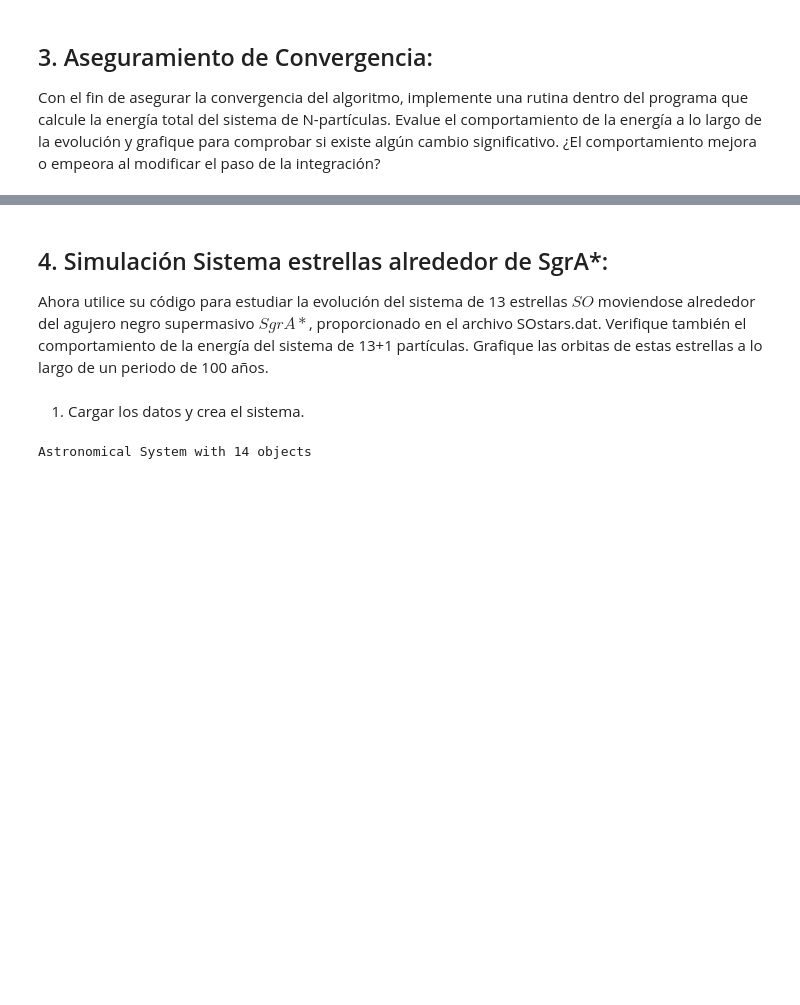
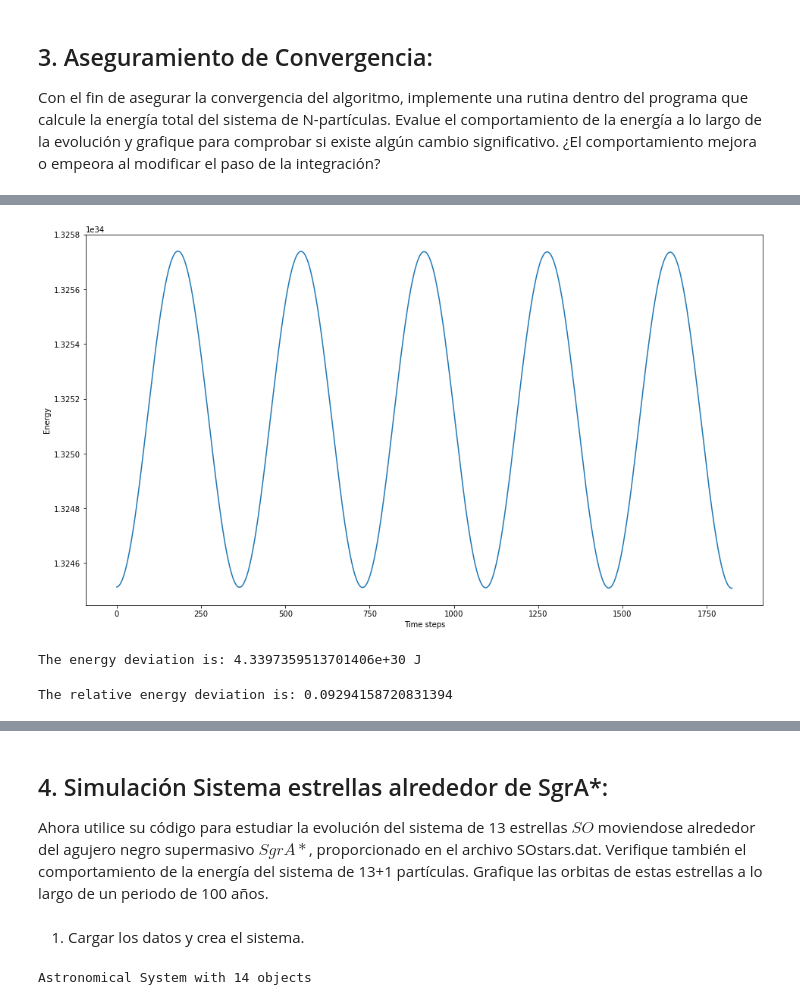
Before and after one commit to ObservatorioAstronomicoNacional/Final-Project-Computational-Astrophysics, a Jupyter notebook: N-body Problem.ipynb, the cells around one changed output, grey strips where cells are left out. Drawn from its saved outputs; the diff is of its cells as text; code cells hidden in the pictures; blank space fills up the shorter version.

Commit message:
Add energy graphs

```diff
--- a/N-body Problem.ipynb
+++ b/N-body Problem.ipynb
@@ -260,6 +262,36 @@ class Astrosystem:
 
       self.time_objects[t] = time_objects
 
+  @property
+  def energy(self):
+    energies = np.array([]) * u.J
+
+    def kinetic(body):
+      vel = np.linalg.norm(body.vel)
+      return 0.5 * body.mass * vel ** 2
+
+    def potential(object_a, object_b):
+      dis = np.linalg.norm(object_a.pos - object_b.pos)
+      return const.G * object_a.mass * object_b.mass / dis
+
+    for time in self.time_objects:
+      energy = 0
+
+      for object_a in time:
+        energy += kinetic(object_a)
+
+        for object_b in time:
+
+          # Skip same object
+          if object_a is object_b:
+            continue
+          energy += potential(object_a, object_b)
+
+      energies = np.append(energies, energy)
+
+    return energies
+
+
   @u.quantity_input
   def show(
       self,
@@ -286,6 +318,17 @@ class Astrosystem:
         )
       )
     fig.show()
+
+  def show_energy(self, *args, **kwargs):
+    """Create a graph of the energy with matplotlib."""
+    plt.figure(figsize=(16,9))
+    plt.plot(
+      range(self.time_objects.shape[0]),
+      self.energy
+    )
+    plt.xlabel("Time steps")
+    plt.ylabel("Energy")
+    plt.show()
 # %% [markdown]
 ## 2.   Simulación sistema Sol-Tierra:
 Con el fin de probar el código implementado, utilice los datos iniciales para el sistema Sol-Tierra dados en el archivo sun_earth.dat y grafique el comportamiento del sistema a lo largo de algunos años. Compruebe que la orbita no se comporta a la forma de una espiral.
@@ -314,0 +362,17 @@ Con el fin de asegurar la convergencia del algoritmo, implemente una rutina dent
+# %%
+sun_earth.show_energy()
+# %% [output]
+[figure, added]
+# %%
+print("The energy deviation is: %s" % np.std(sun_earth.energy))
+# %% [output]
+The energy deviation is: 4.3397359513701406e+30 J
+# %%
+max_energy = np.max(sun_earth.energy)
+min_energy = np.min(sun_earth.energy)
+
+deviation = (max_energy - min_energy) / min_energy * 100
+
+print("The relative energy deviation is: %s" % deviation)
+# %% [output]
+The relative energy deviation is: 0.09294158720831394
```
Also changed, not shown: parts of 20 cells of this notebook.
